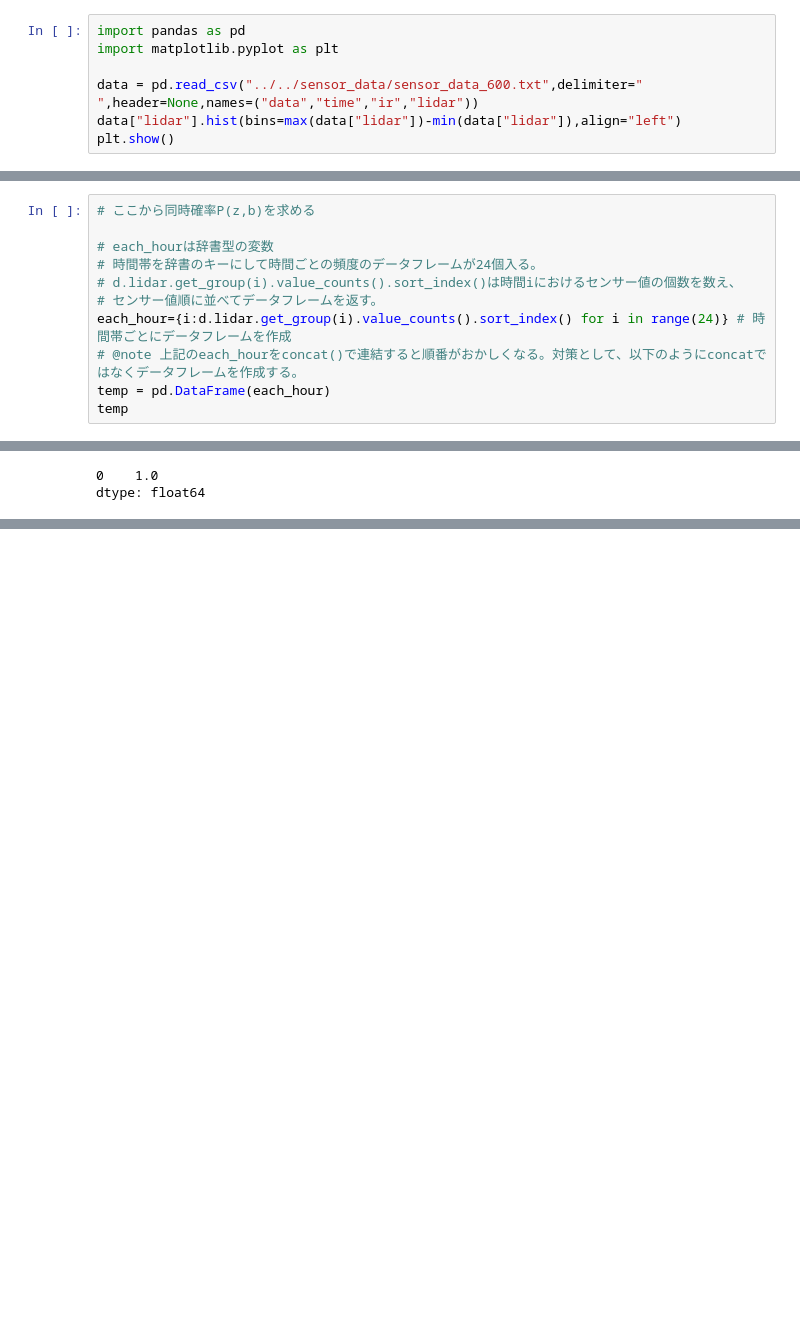
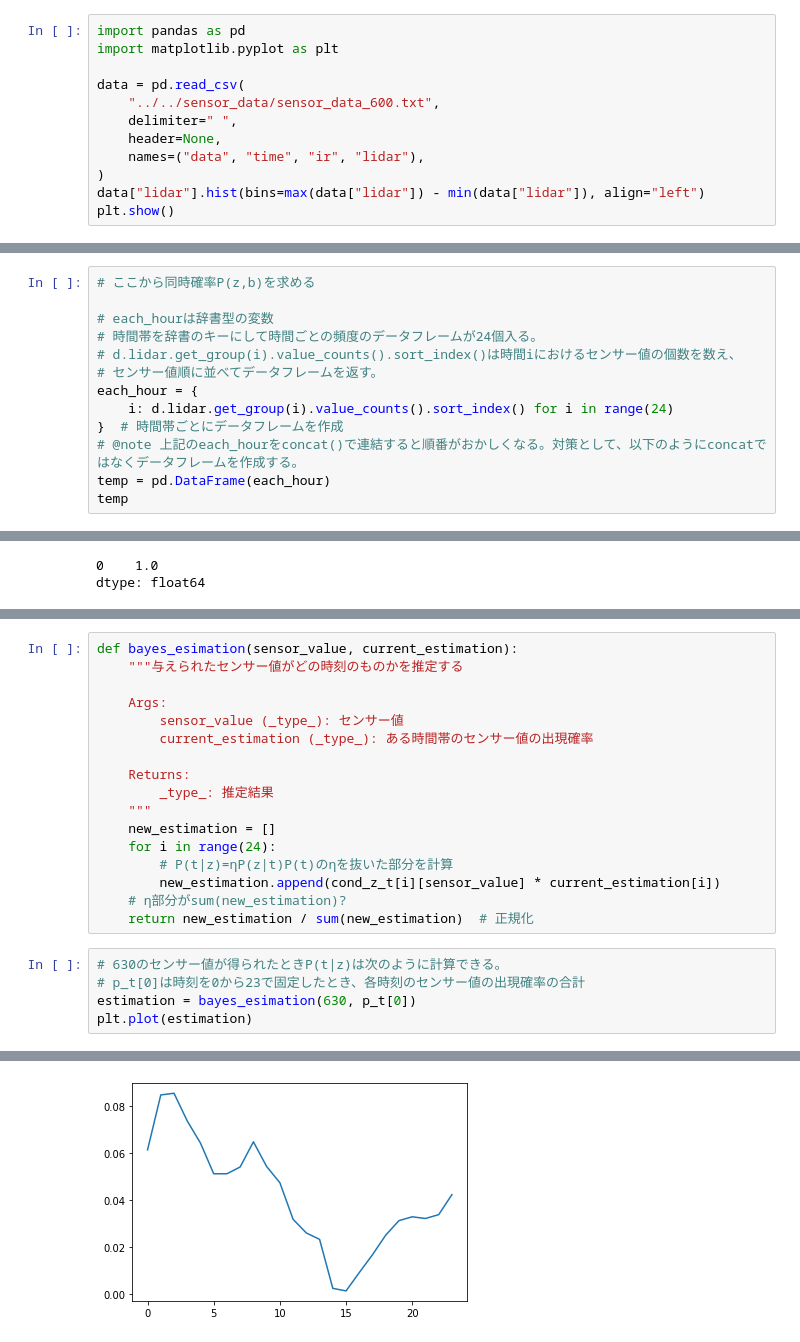
Before and after one commit to nphsgw/LNPR_BOOK_CODES, a Jupyter notebook: local/section_sendor/lidar_600.ipynb, the cells around one changed output, grey strips where cells are left out. Cells and saved outputs as stored; diff of their text form; blank space fills up the shorter version.

```diff
--- a/local/section_sendor/lidar_600.ipynb
+++ b/local/section_sendor/lidar_600.ipynb
@@ -2,8 +2,13 @@
 import pandas as pd
 import matplotlib.pyplot as plt
 
-data = pd.read_csv("../../sensor_data/sensor_data_600.txt",delimiter=" ",header=None,names=("data","time","ir","lidar"))
-data["lidar"].hist(bins=max(data["lidar"])-min(data["lidar"]),align="left")
+data = pd.read_csv(
+    "../../sensor_data/sensor_data_600.txt",
+    delimiter=" ",
+    header=None,
+    names=("data", "time", "ir", "lidar"),
+)
+data["lidar"].hist(bins=max(data["lidar"]) - min(data["lidar"]), align="left")
 plt.show()
 # %% [output]
 [figure]
@@ -34,7 +39,9 @@ plt.show()
 # 時間帯を辞書のキーにして時間ごとの頻度のデータフレームが24個入る。
 # d.lidar.get_group(i).value_counts().sort_index()は時間iにおけるセンサー値の個数を数え、
 # センサー値順に並べてデータフレームを返す。
-each_hour={i:d.lidar.get_group(i).value_counts().sort_index() for i in range(24)} # 時間帯ごとにデータフレームを作成
+each_hour = {
+    i: d.lidar.get_group(i).value_counts().sort_index() for i in range(24)
+}  # 時間帯ごとにデータフレームを作成
 # @note 上記のeach_hourをconcat()で連結すると順番がおかしくなる。対策として、以下のようにconcatではなくデータフレームを作成する。
 temp = pd.DataFrame(each_hour)
 temp
@@ -192,0 +240,23 @@ plt.show()
+# %%
+def bayes_esimation(sensor_value, current_estimation):
+    """与えられたセンサー値がどの時刻のものかを推定する
+
+    Args:
+        sensor_value (_type_): センサー値
+        current_estimation (_type_): ある時間帯のセンサー値の出現確率
+
+    Returns:
+        _type_: 推定結果
+    """
+    new_estimation = []
+    for i in range(24):
+        # P(t|z)=ηP(z|t)P(t)のηを抜いた部分を計算
+        new_estimation.append(cond_z_t[i][sensor_value] * current_estimation[i])
+    # η部分がsum(new_estimation)?
+    return new_estimation / sum(new_estimation)  # 正規化
+# %%
+# 630のセンサー値が得られたときP(t|z)は次のように計算できる。
+# p_t[0]は時刻を0から23で固定したとき、各時刻のセンサー値の出現確率の合計
+estimation = bayes_esimation(630, p_t[0])
+plt.plot(estimation)
+# %% [output]
@@ -192,0 +264 @@ plt.show()
+[figure, added]
```
Also changed, not shown: parts of 22 cells of this notebook, 24 other files.
